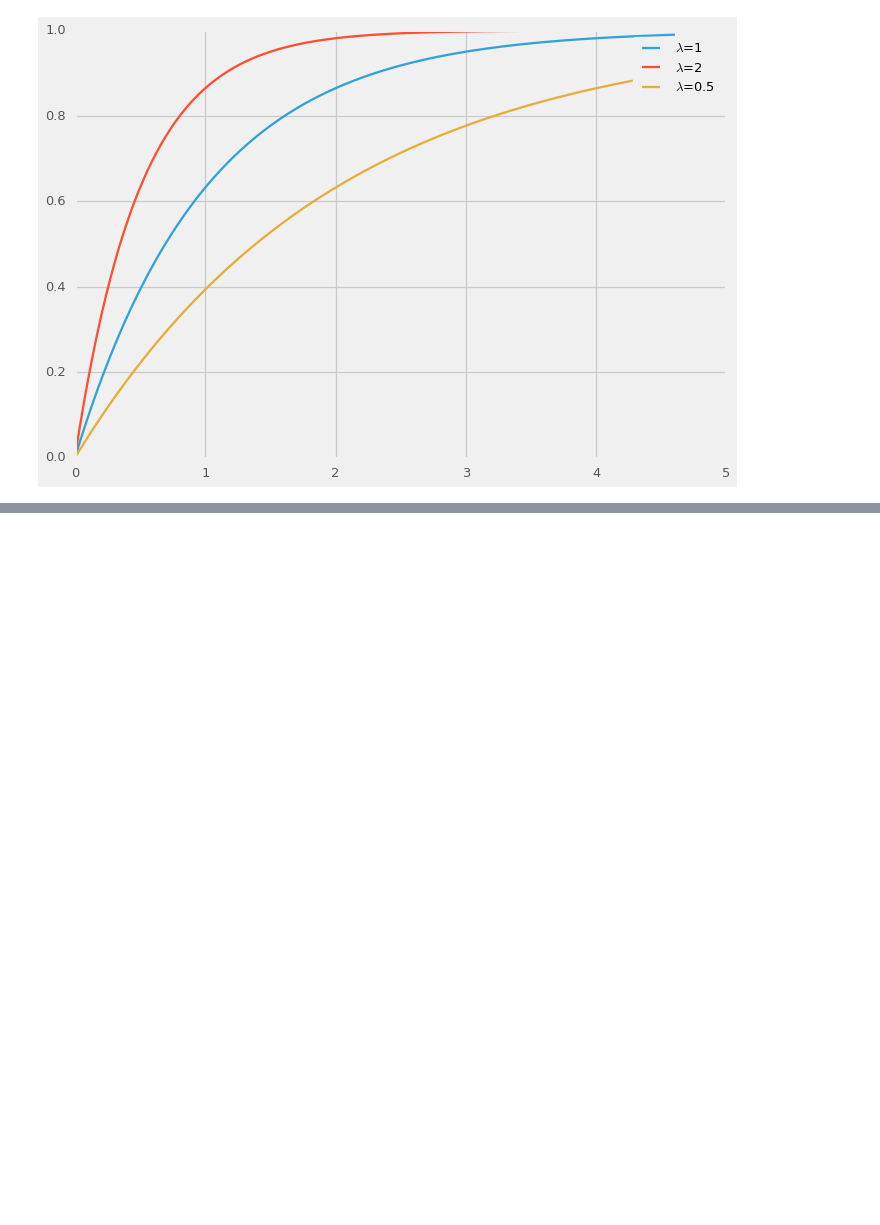
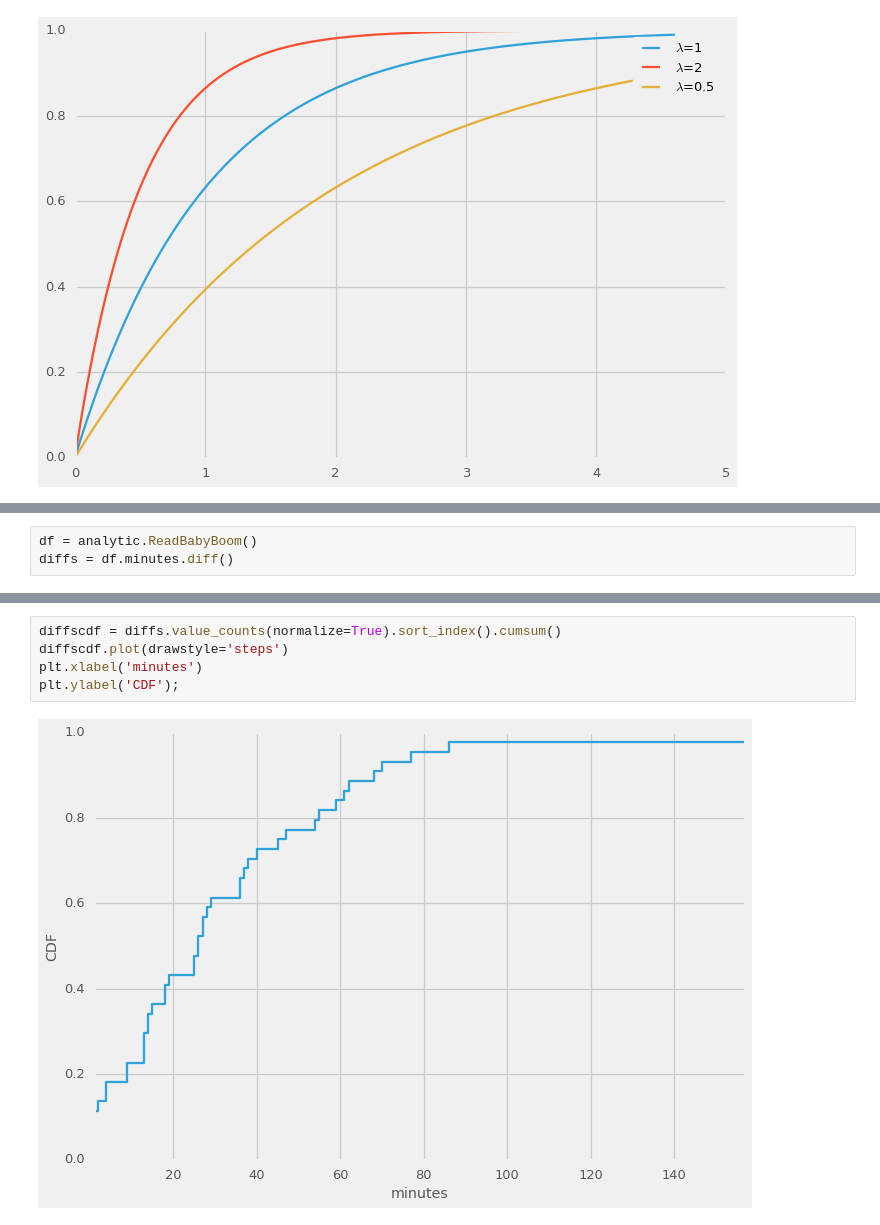
Before and after one commit to doolingdavid/ThinkStats2, a Jupyter notebook: code/thoroughnotes.ipynb, the cells around one changed output, grey strips where cells are left out. Drawn from its saved outputs; the diff is of its cells as text; blank space fills up the shorter version.

```diff
--- a/code/thoroughnotes.ipynb
+++ b/code/thoroughnotes.ipynb
@@ -2306,0 +2313,3 @@ plt.legend();
+# %%
+df = analytic.ReadBabyBoom()
+diffs = df.minutes.diff()
@@ -2306,0 +2326,7 @@ plt.legend();
+# %%
+diffscdf = diffs.value_counts(normalize=True).sort_index().cumsum()
+diffscdf.plot(drawstyle='steps')
+plt.xlabel('minutes')
+plt.ylabel('CDF');
+# %% [output]
+[figure, added]
```
Also changed, not shown: parts of 7 cells of this notebook, 1 other file.
